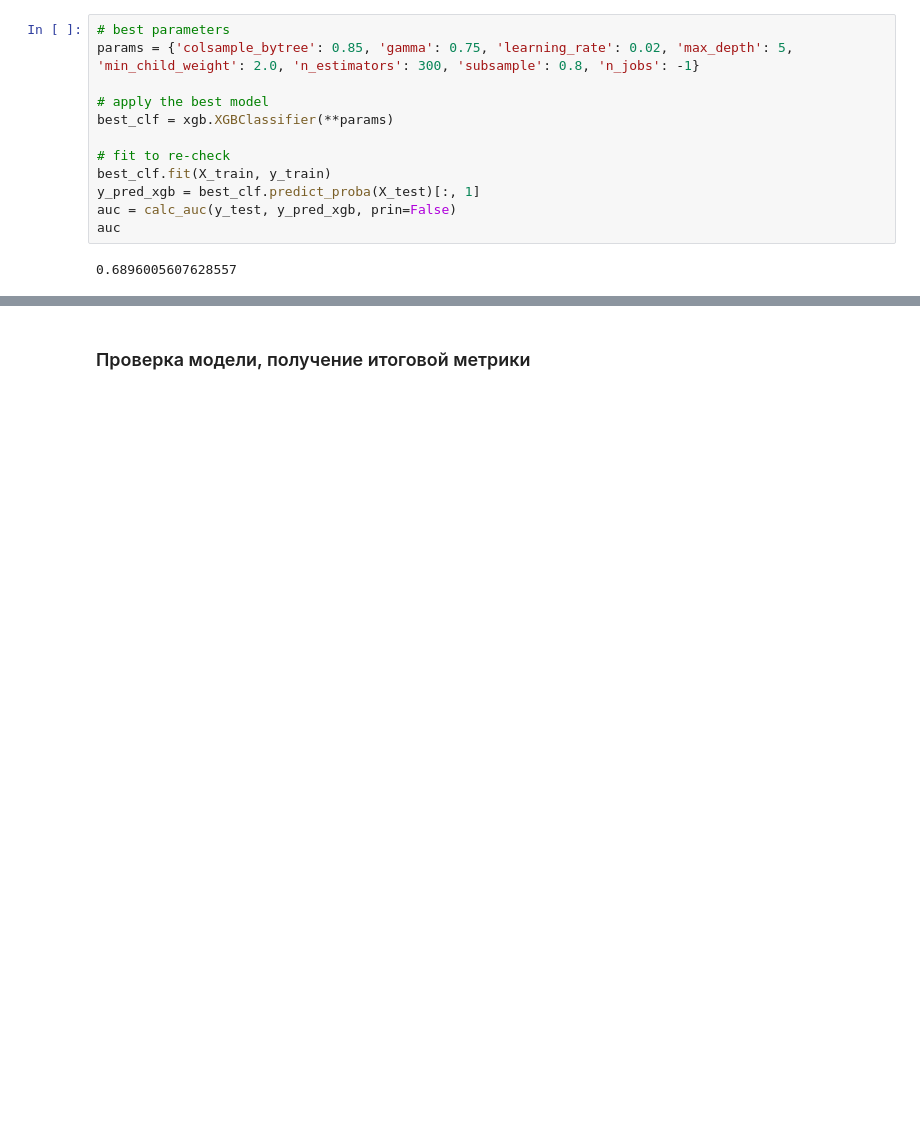
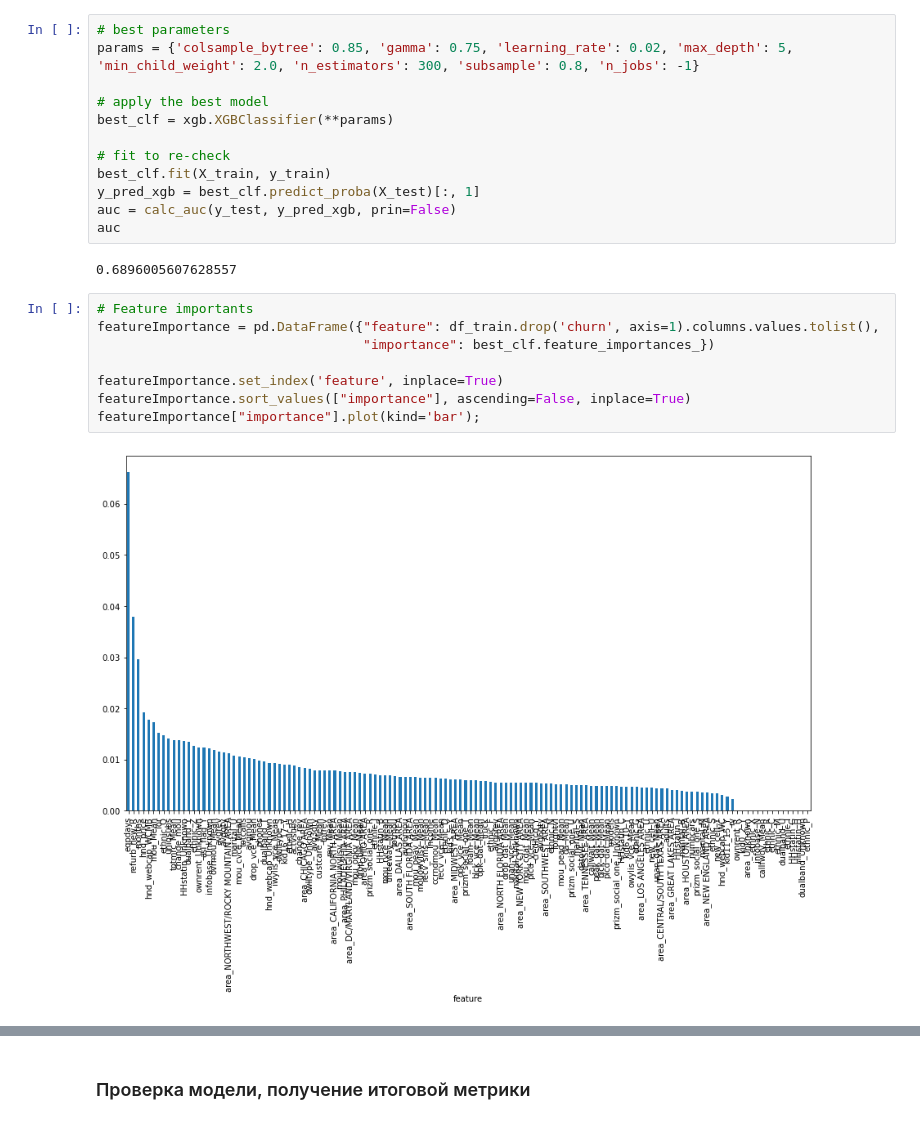
Before and after one commit to AndreiSech/DataScience, a Jupyter notebook: Module 3/Module 3 practice.ipynb, the cells around one changed output, grey strips where cells are left out. Cells and saved outputs as stored; diff of their text form; blank space fills up the shorter version.

Commit message:
3nd module small correction: added feature importants

```diff
--- a/Module 3/Module 3 practice.ipynb
+++ b/Module 3/Module 3 practice.ipynb
@@ -828,3 +828,13 @@ auc = calc_auc(y_test, y_pred_xgb, prin=False)
 auc
 # %% [output]
 0.6896005607628557
+# %%
+# Feature importants
+featureImportance = pd.DataFrame({"feature": df_train.drop('churn', axis=1).columns.values.tolist(),
+                                  "importance": best_clf.feature_importances_})
+
+featureImportance.set_index('feature', inplace=True)
+featureImportance.sort_values(["importance"], ascending=False, inplace=True)
+featureImportance["importance"].plot(kind='bar');
+# %% [output]
+[figure, added]
```
Also changed, not shown: parts of 17 cells of this notebook.
